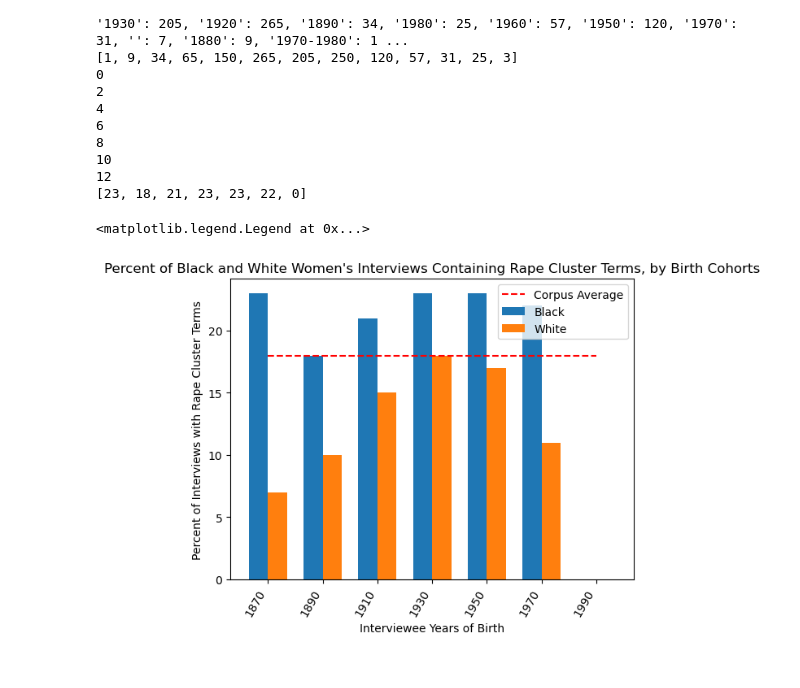
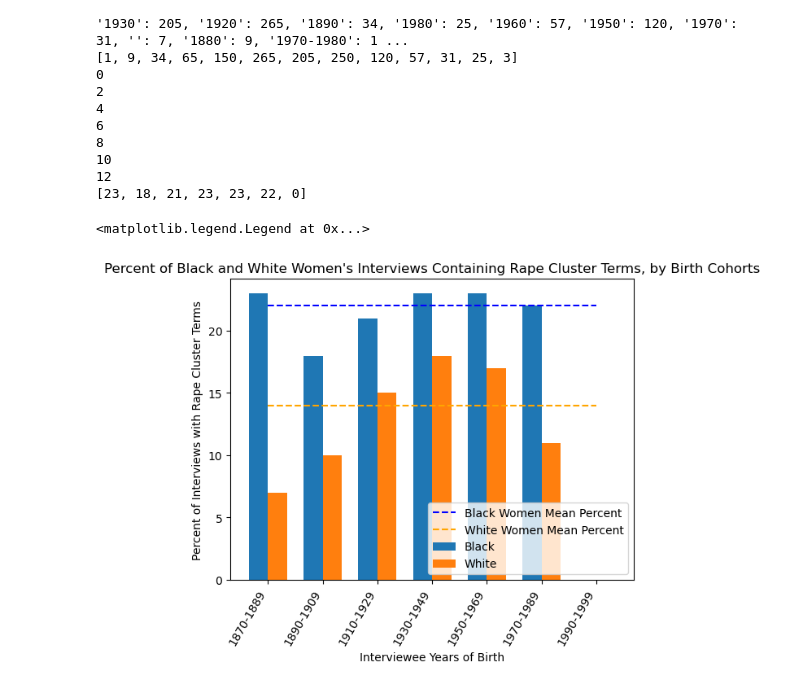
Before and after one commit to ohtap/ohtap, a Jupyter notebook: Research Question 1/RQ1 code.ipynb, the cells around one changed output. Saved outputs shown, nothing was run; the diff lists cells and outputs as text; code cells hidden in the pictures.

```diff
--- a/Research Question 1/RQ1 code.ipynb
+++ b/Research Question 1/RQ1 code.ipynb
@@ -1459,6 +1459,10 @@ for i in years:
 print(total_white)
 percentage_withNI_white=[]
 percentage_withNI_black=[]
+total_white_blocks=[]
+hits_formatted_white_blocks=[]
+total_black_blocks=[]
+hits_formatted_black_blocks=[]
 for i in range(0,len(years),DECADE_INCREMENTS):
     white_total=0
     white_hits=0
@@ -1478,6 +1482,10 @@ for i in range(0,len(years),DECADE_INCREMENTS):
         percentage_withNI_black.append(0)
     else:
         percentage_withNI_black.append(int(black_hits/black_total*100))
+    total_white_blocks.append(white_total)
+    hits_formatted_white_blocks.append(white_hits)
+    total_black_blocks.append(black_total)
+    hits_formatted_black_blocks.append(black_hits)
 print(percentage_withNI_black)
 # %% [output]
 4939
@@ -1495,30 +1503,31 @@ defaultdict(<function <lambda> at 0x...>, {'1900': 65, '1910': 150, '1940': 250,
 # %%
 N = 7
 
 ind = np.arange(N)
 
 # some example data
 
 
 black = np.array(percentage_withNI_black)
 white=np.array(percentage_withNI_white)
 
 
 x = range(N)
 
 
 # and plot it
 fig, ax = pyplot.subplots()
 hm=ax.bar(ind-.35/2, black, .35, label="Black")
 total=ax.bar(ind+.35/2, white, .35, label="White")
-pyplot.plot([int(100*sum(hits_formatted)/totalnum) for i in range(N) ], linestyle="dashed", color= 'r', label="Corpus Average")
+pyplot.plot([int(100*sum(hits_formatted_black)/sum(total_black)) for i in range(N) ], linestyle="dashed", color= 'b', label="Black Women Mean Percent")
+pyplot.plot([int(100*sum(hits_formatted_white)/sum(total_white)) for i in range(N) ], linestyle="dashed", color= 'orange', label="White Women Mean Percent")
 ax.set_xticks(ind)
-ax.set_xticklabels(['1870', '1890', '1910', '1930', '1950', '1970', '1990'])
+ax.set_xticklabels(['1870-1889', '1890-1909', '1910-1929', '1930-1949', '1950-1969', '1970-1989', '1990-1999'])
 ax.set_title("Percent of Black and White Women's Interviews Containing Rape Cluster Terms, by Birth Cohorts")
 ax.set_ylabel('Percent of Interviews with Rape Cluster Terms')
 ax.set_xlabel('Interviewee Years of Birth')
 pyplot.setp(ax.get_xticklabels(), rotation=60, horizontalalignment='right')
 pyplot.legend()
 # %% [output]
 <matplotlib.legend.Legend at 0x...>
-[figure, old version]
+[figure, new version]
```
Also changed, not shown: parts of 2 cells of this notebook.
